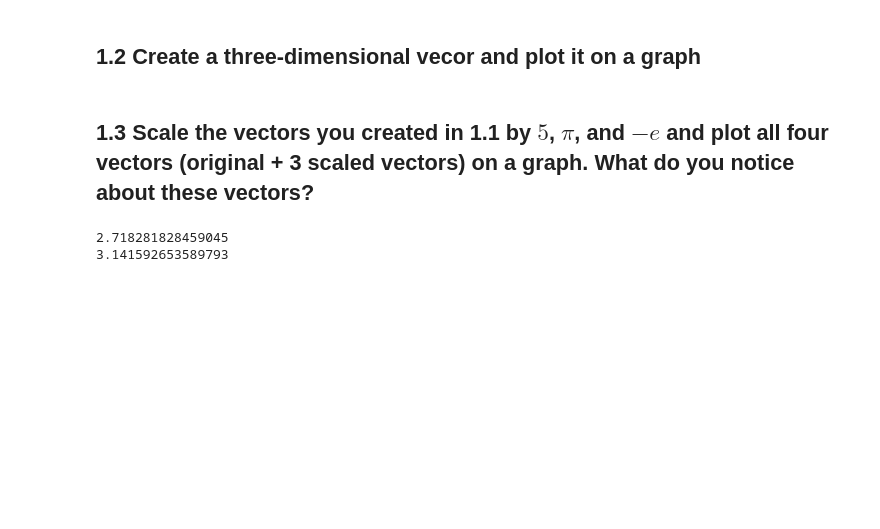
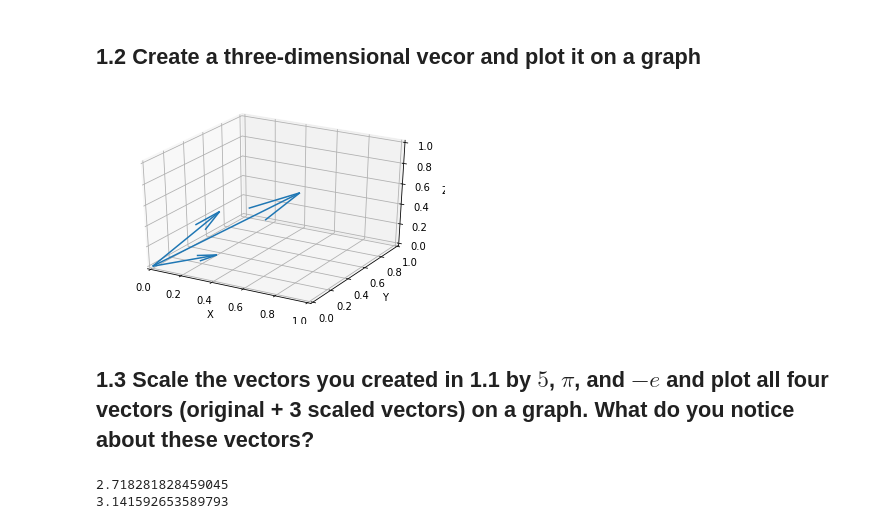
Before and after one commit to bloominstituteoftechnology/DS-Unit-1-Sprint-3-Linear-Algebra, a Jupyter notebook: module1-vectors-and-matrices/LS_DS_131_Vectors_and_Matrices_Assignment.ipynb, the cells around one changed output. Saved outputs shown, nothing was run; the diff lists cells and outputs as text; code cells hidden in the pictures; blank space fills up the shorter version.

```diff
--- a/module1-vectors-and-matrices/LS_DS_131_Vectors_and_Matrices_Assignment.ipynb
+++ b/module1-vectors-and-matrices/LS_DS_131_Vectors_and_Matrices_Assignment.ipynb
@@ -7,5 +24,27 @@ For the questions below it is not sufficient to simply provide answer to the que
 # %% [markdown]
 ## 1.2 Create a three-dimensional vecor and plot it on a graph
+# %%
+pink = [.6, .6, .6]
+blue = [.3, .2, .1]
+white = [.2, .4, .4]
+
+vectors =np.array([[0, 0, 0, .6, .6, .6],
+                  [0, 0, 0, .3, .2, .1],
+                  [0, 0, 0, .2, .4, .4]])
+
+X, Y, Z, U, V, W = zip(*vectors)
+fig = plt.figure()
+ax = fig.add_subplot(111, projection='3d')
+ax.quiver(X, Y, Z, U, V, W, length=1)
+ax.set_xlim([0, 1])
+ax.set_ylim([0, 1])
+ax.set_zlim([0, 1])
+ax.set_xlabel('X')
+ax.set_ylabel('Y')
+ax.set_zlabel('Z')
+plt.show()
+# %% [output]
+[figure, added]
 # %% [markdown]
 ## 1.3 Scale the vectors you created in 1.1 by $5$, $\pi$, and $-e$ and plot all four vectors (original + 3 scaled vectors) on a graph. What do you notice about these vectors?
 # %%
```
Also changed, not shown: parts of 29 cells of this notebook.
